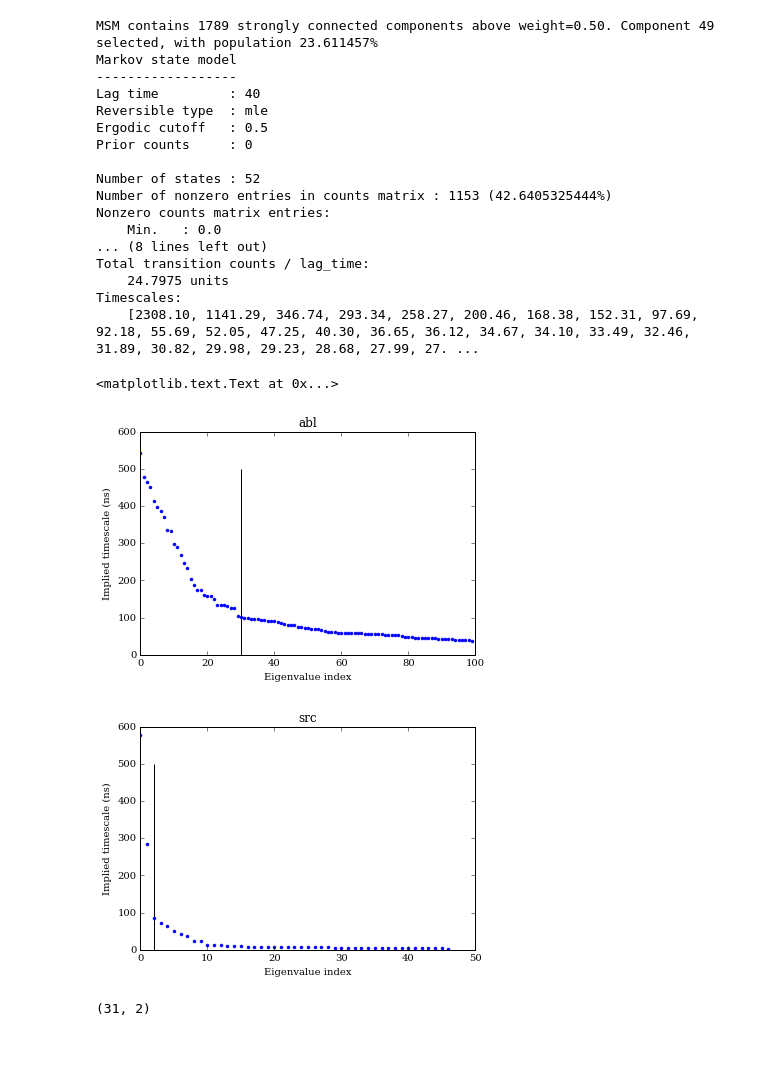
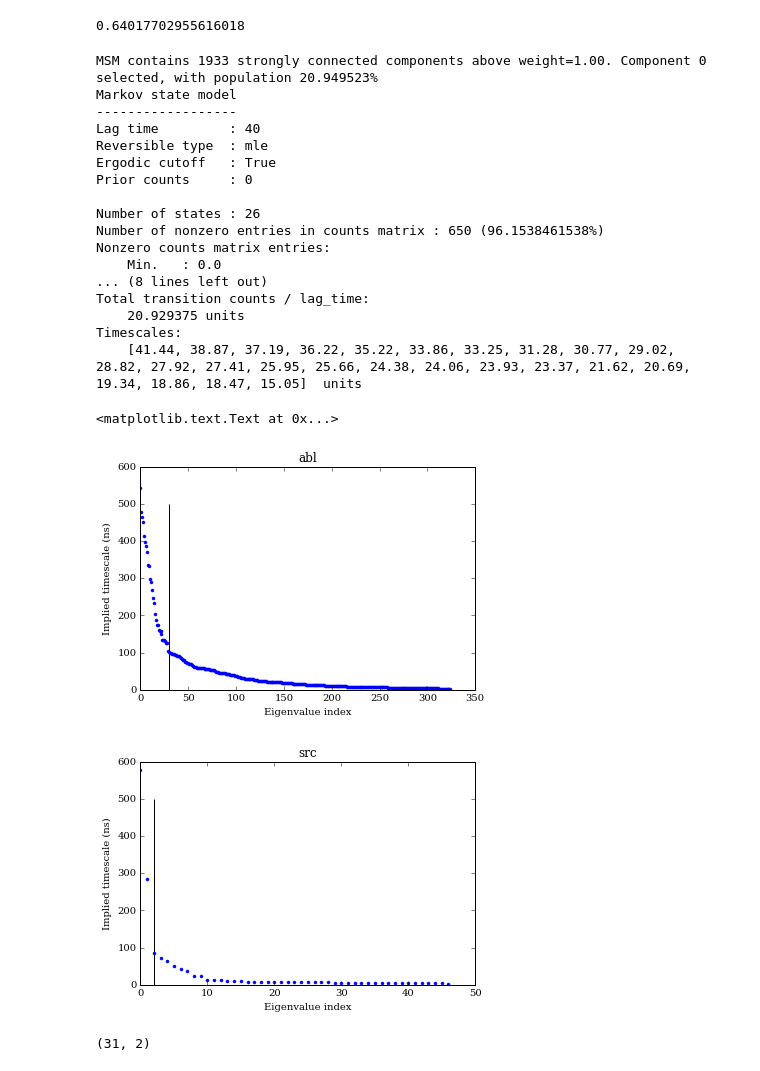
Before and after one commit to maxentile/MSMs, a Jupyter notebook: results/Analyze dtrajs.ipynb, the cells around one changed output. Drawn from its saved outputs; the diff is of its cells as text; code cells hidden in the pictures.

```diff
--- a/results/Analyze dtrajs.ipynb
+++ b/results/Analyze dtrajs.ipynb
@@ -40,2 +69,9 @@ lag_frames = 40
 ergodic_cutoff_in_frames=20
 ergodic_cutoff = 1.0*ergodic_cutoff_in_frames/lag_frames
+# %%
+mb_msm_abl = msmbuilder.msm.MarkovStateModel(lag_time=lag_frames,
+                                             reversible_type='transpose',
+                                             #ergodic_cutoff=True,
+                                             ergodic_cutoff='off')
+mb_msm_abl.fit(dtrajs_abl)
+print(mb_msm_abl.summarize())
@@ -42,5 +102,5 @@ ergodic_cutoff = 1.0*ergodic_cutoff_in_frames/lag_frames
 # %%
-mb_msm_abl = msmbuilder.msm.MarkovStateModel(lag_time=lag_frames,ergodic_cutoff=ergodic_cutoff)
+mb_msm_abl = msmbuilder.msm.MarkovStateModel(lag_time=lag_frames,ergodic_cutoff=True)
 mb_msm_abl.fit(dtrajs_abl)
 print(mb_msm_abl.summarize())
 # %% [output]
@@ -63,0 +128,7 @@ Timescales:
+# %%
+mb_msm_src = msmbuilder.msm.MarkovStateModel(lag_time=lag_frames,
+                                             reversible_type='transpose',
+                                             #ergodic_cutoff=True,
+                                             ergodic_cutoff='off')
+mb_msm_src.fit(dtrajs_src)
+print(mb_msm_src.summarize())
@@ -64,25 +153,29 @@ Timescales:
+# %%
+np.trace(mb_msm_src.countsmat_)/np.sum(mb_msm_src.countsmat_)
+# %% [output]
+0.64017702955616018
 # %%
-mb_msm_src = msmbuilder.msm.MarkovStateModel(lag_time=lag_frames,ergodic_cutoff=ergodic_cutoff)
+mb_msm_src = msmbuilder.msm.MarkovStateModel(lag_time=lag_frames,ergodic_cutoff=True)
 mb_msm_src.fit(dtrajs_src)
 print(mb_msm_src.summarize())
 # %% [output]
-MSM contains 1789 strongly connected components above weight=0.50. Component 49 selected, with population 23.611457%
+MSM contains 1933 strongly connected components above weight=1.00. Component 0 selected, with population 20.949523%
 Markov state model
 ------------------
 Lag time         : 40
 Reversible type  : mle
-Ergodic cutoff   : 0.5
+Ergodic cutoff   : True
 Prior counts     : 0
 
-Number of states : 52
-Number of nonzero entries in counts matrix : 1153 (42.6405325444%)
+Number of states : 26
+Number of nonzero entries in counts matrix : 650 (96.1538461538%)
 Nonzero counts matrix entries:
     Min.   : 0.0
 ... (8 lines left out)
 Total transition counts / lag_time:
-    24.7975 units
+    20.929375 units
 Timescales:
-    [2308.10, 1141.29, 346.74, 293.34, 258.27, 200.46, 168.38, 152.31, 97.69, 92.18, 55.69, 52.05, 47.25, 40.30, 36.65, 36.12, 34.67, 34.10, 33.49, 32.46, 31.89, 30.82, 29.98, 29.23, 28.68, 27.99, 27. ...
+    [41.44, 38.87, 37.19, 36.22, 35.22, 33.86, 33.25, 31.28, 30.77, 29.02, 28.82, 27.92, 27.41, 25.95, 25.66, 24.38, 24.06, 23.93, 23.37, 21.62, 20.69, 19.34, 18.86, 18.47, 15.05]  units
 # %%
 def plot_relative_free_energies(stationary_distribution,model_name,top_k=50):
    ''' Use stationary distribution to compute the relative
@@ -103,26 +196,26 @@ def plot_relative_free_energies(stationary_distribution,model_name,top_k=50):
    plt.xlabel('State index ($i$)')
    plt.title(model_name)
 # %%
-k=100
+k=1000
 convert_to_ns = lambda x:x/4.0
 
 def plot_its(msm,k):
     plt.figure()
     plt.plot(convert_to_ns(msm.timescales_[:k]),'.')
     plt.xlabel('Eigenvalue index')
     plt.ylabel('Implied timescale (ns)')
 
 
 plot_its(mb_msm_abl,k) # cut at 8
 plt.vlines(30,0,500)
 plt.title('abl')
 
 plot_its(mb_msm_src,k) # cut at 2?
 plt.vlines(2,0,500)
 plt.title('src')
 # %% [output]
 <matplotlib.text.Text at 0x...>
-[figure, old version]
+[figure, new version]
 [figure]
 # %%
 # select number of macrostates by how many processes are slower than a threshold
```
Also changed, not shown: parts of 37 cells of this notebook, 22 other files.
